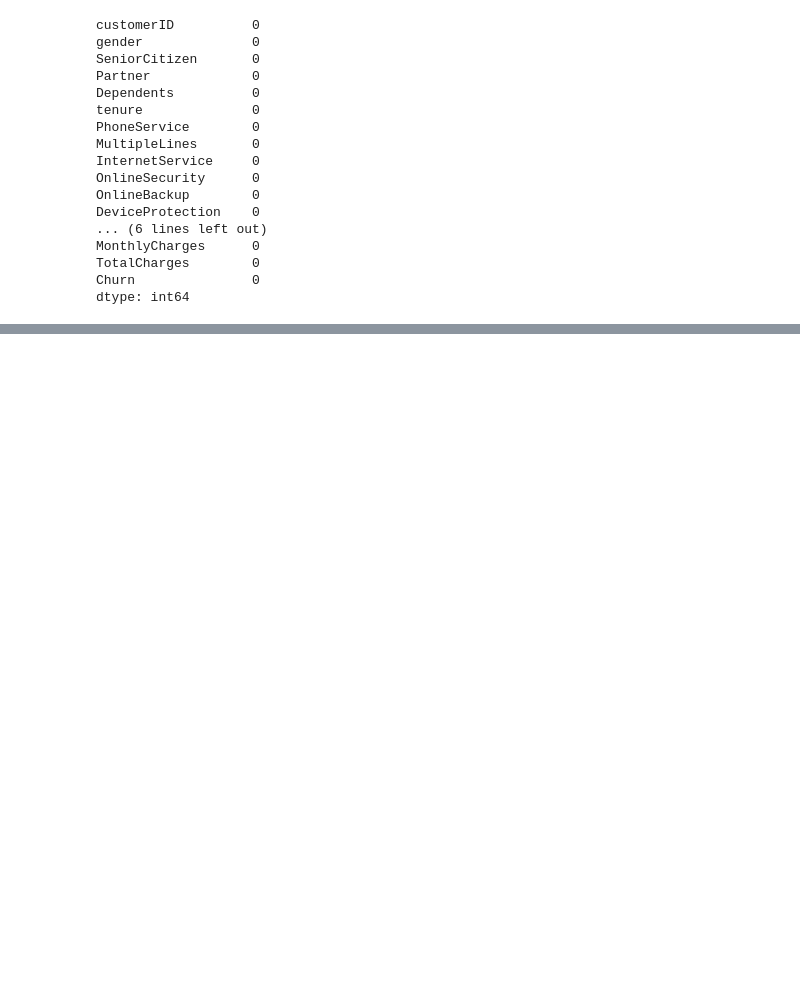
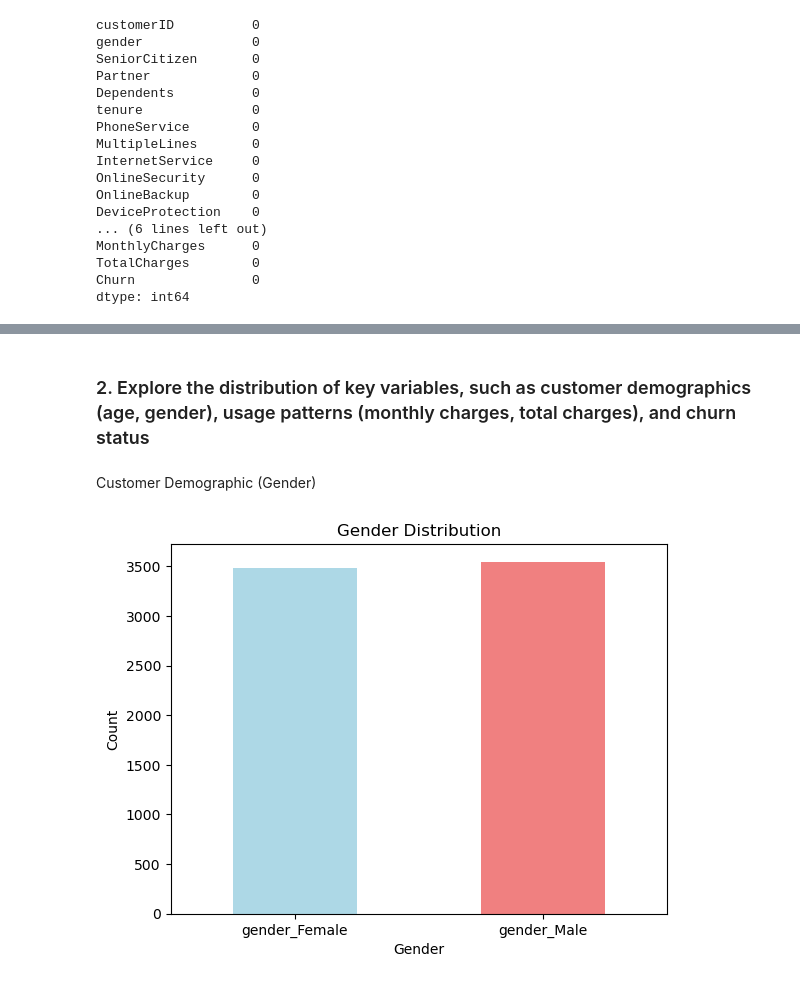
Before and after one commit to amadasunese/cta_bootcamp, a Jupyter notebook: notebook.ipynb, the cells around one changed output, grey strips where cells are left out. Saved outputs shown, nothing was run; the diff lists cells and outputs as text; code cells hidden in the pictures; blank space fills up the shorter version.

```diff
--- a/notebook.ipynb
+++ b/notebook.ipynb
@@ -273,0 +139,6 @@ TypeError: Could not convert 29.85108.15151.65820.51949.4301.93046.05587.455036.
+# %%
+# Remove columns not needed (customerID, SeniorCitizen, Partner, Dependents, PaperlessBilling)
+
+columns_to_remove = ['customerID', 'SeniorCitizen', 'Partner', 'Dependents', 'PaperlessBilling']
+df = df.drop(columns=columns_to_remove)
+df.head()
@@ -273,0 +154,3 @@ TypeError: Could not convert 29.85108.15151.65820.51949.4301.93046.05587.455036.
+# %%
+df_encoded = pd.get_dummies(df, columns = ['gender'])
+df_encoded
@@ -273,0 +173,5 @@ TypeError: Could not convert 29.85108.15151.65820.51949.4301.93046.05587.455036.
+# %%
+scaler = MinMaxScaler()
+# min_max_scaler = MinMaxScaler()
+
+df_encoded[['MonthlyCharges', 'TotalCharges']] = scaler.fit_transform(df_encoded[['MonthlyCharges', 'TotalCharges']])
@@ -273,0 +198,22 @@ TypeError: Could not convert 29.85108.15151.65820.51949.4301.93046.05587.455036.
+# %% [markdown]
+### 2. Explore the distribution of key variables, such as customer demographics (age, gender), usage patterns (monthly charges, total charges), and churn status
+# %% [markdown]
+<p>Customer Demographic (Gender)</>
+# %%
+# Group the data by 'gender_Female' and 'gender_Male' and calculate counts
+gender_counts = df_encoded[['gender_Female', 'gender_Male']].sum()
+gender_counts
+
+# Define custom colors for the bars
+colors = ['lightblue', 'lightcoral']
+
+# Create a bar plot with custom colors
+gender_counts.plot(kind='bar', rot=0, color=colors)
+plt.title('Gender Distribution')
+plt.xlabel('Gender')
+plt.ylabel('Count')
+
+# Show the plot
+plt.show()
+# %% [output]
+[figure, added]
```
Also changed, not shown: parts of 48 cells of this notebook.
